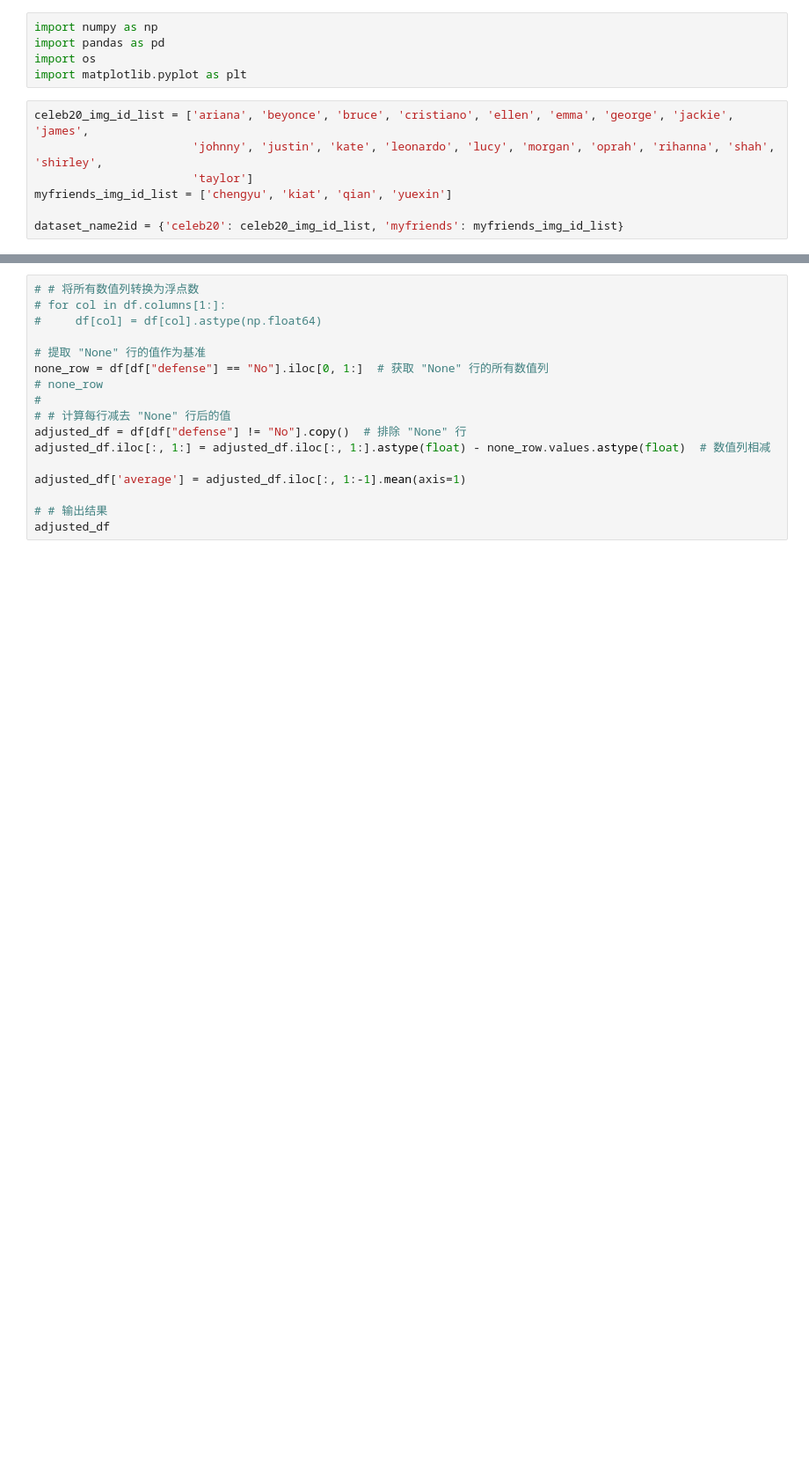
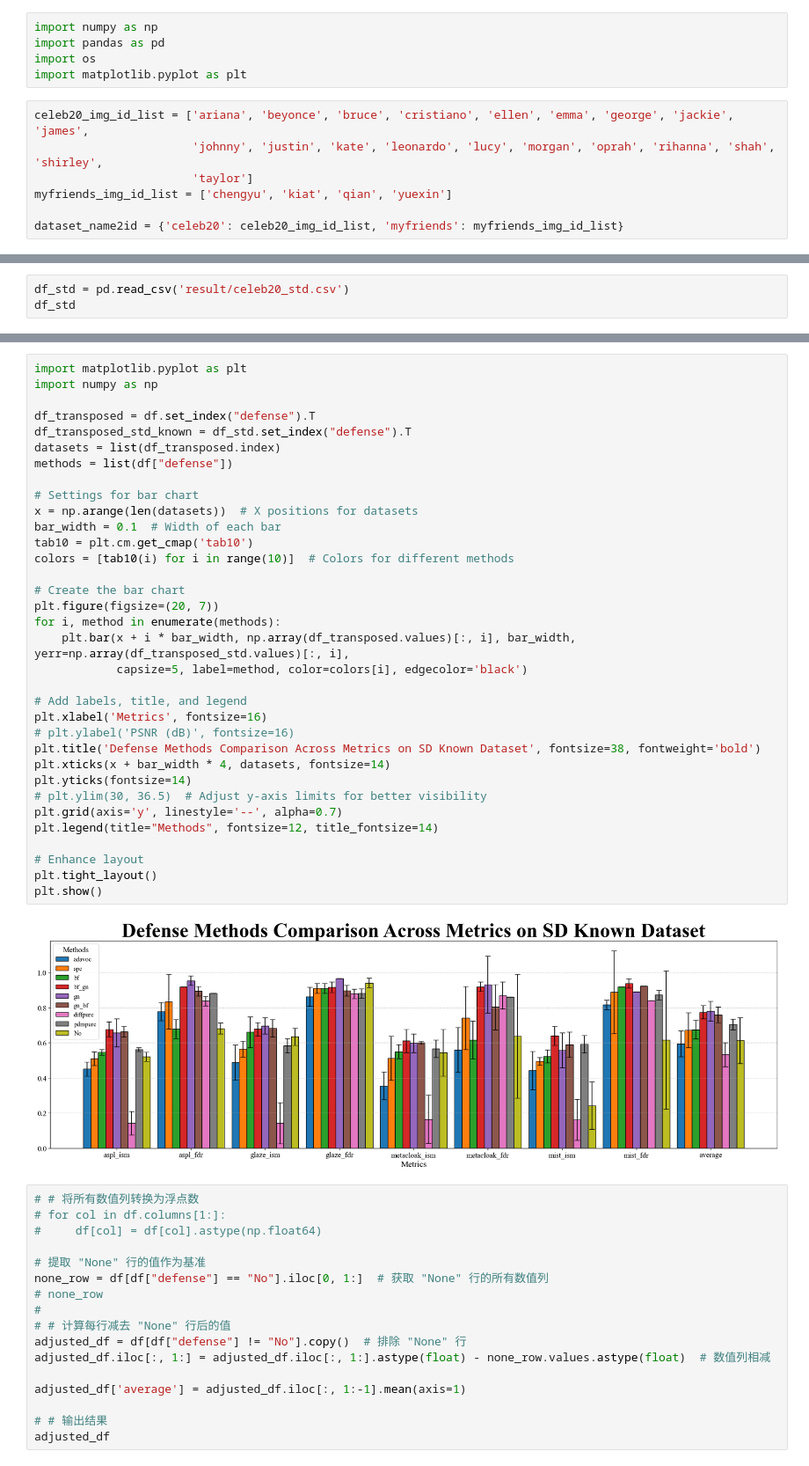
Before and after one commit to ainu412/Anti-DreamBooth, a Jupyter notebook: plot_table.ipynb, the cells around one changed output, grey strips where cells are left out. Shown at 88% size. Drawn from its saved outputs; the diff is of its cells as text; blank space fills up the shorter version.

Commit message:
update graphs

```diff
--- a/plot_table.ipynb
+++ b/plot_table.ipynb
@@ -105,0 +73,3 @@ plt.show()
+# %%
+df_std = pd.read_csv('result/celeb20_std.csv')
+df_std
@@ -106,3 +87,39 @@ plt.show()
+# %%
+import matplotlib.pyplot as plt
+import numpy as np
+
+df_transposed = df.set_index("defense").T
+df_transposed_std_known = df_std.set_index("defense").T
+datasets = list(df_transposed.index)
+methods = list(df["defense"])
+
+# Settings for bar chart
+x = np.arange(len(datasets))  # X positions for datasets
+bar_width = 0.1  # Width of each bar
+tab10 = plt.cm.get_cmap('tab10')
+colors = [tab10(i) for i in range(10)]  # Colors for different methods
+
+# Create the bar chart
+plt.figure(figsize=(20, 7))
+for i, method in enumerate(methods):
+    plt.bar(x + i * bar_width, np.array(df_transposed.values)[:, i], bar_width, yerr=np.array(df_transposed_std.values)[:, i],
+            capsize=5, label=method, color=colors[i], edgecolor='black')
+
+# Add labels, title, and legend
+plt.xlabel('Metrics', fontsize=16)
+# plt.ylabel('PSNR (dB)', fontsize=16)
+plt.title('Defense Methods Comparison Across Metrics on SD Known Dataset', fontsize=38, fontweight='bold')
+plt.xticks(x + bar_width * 4, datasets, fontsize=14)
+plt.yticks(fontsize=14)
+# plt.ylim(30, 36.5)  # Adjust y-axis limits for better visibility
+plt.grid(axis='y', linestyle='--', alpha=0.7)
+plt.legend(title="Methods", fontsize=12, title_fontsize=14)
+
+# Enhance layout
+plt.tight_layout()
+plt.show()
+# %% [output]
+[figure, added]
 # %%
 # # 将所有数值列转换为浮点数
 # for col in df.columns[1:]:
```
Also changed, not shown: parts of 23 cells of this notebook, 8 other files.
